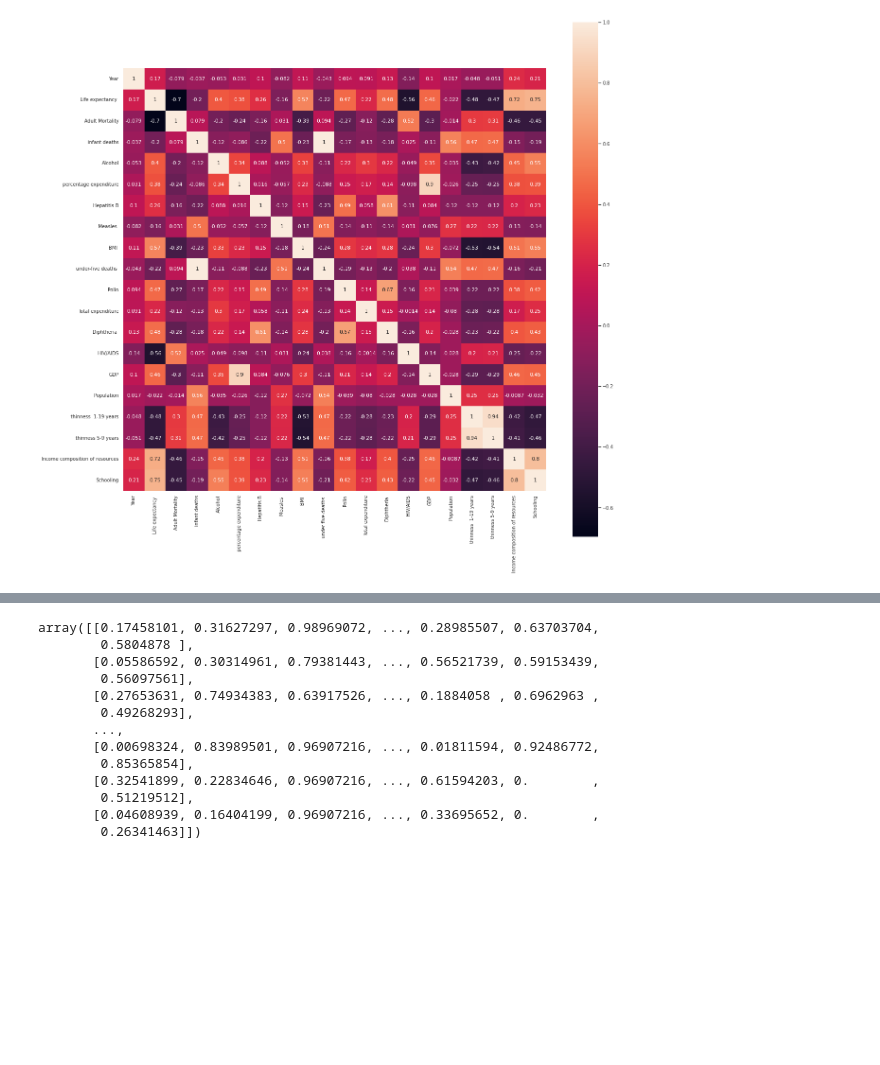
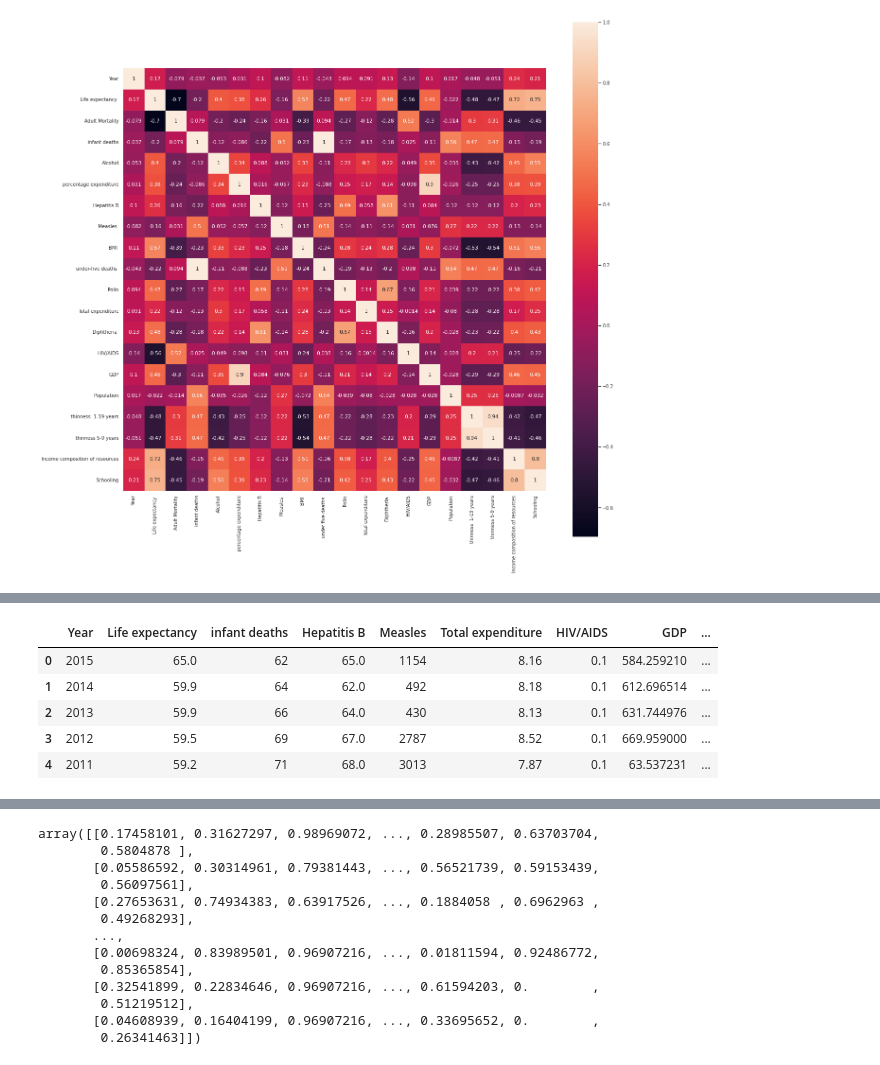
Before and after one commit to merkol/CS452, a Jupyter notebook: Homework_1/Life_Expectancy.ipynb, the cells around one changed output, grey strips where cells are left out. Cells and saved outputs as stored; diff of their text form; code cells hidden in the pictures; blank space fills up the shorter version.

```diff
--- a/Homework_1/Life_Expectancy.ipynb
+++ b/Homework_1/Life_Expectancy.ipynb
@@ -123,3 +159,12 @@ df_3.head()
+# %%
+df_4.head()
+# %% [output]
+|  | Year | Life expectancy | infant deaths | Hepatitis B | Measles | Total expenditure | HIV/AIDS | GDP | ... |
+| 0 | 2015 | 65.0 | 62 | 65.0 | 1154 | 8.16 | 0.1 | 584.259210 | ... |
+| 1 | 2014 | 59.9 | 64 | 62.0 | 492 | 8.18 | 0.1 | 612.696514 | ... |
+| 2 | 2013 | 59.9 | 66 | 64.0 | 430 | 8.13 | 0.1 | 631.744976 | ... |
+| 3 | 2012 | 59.5 | 69 | 67.0 | 2787 | 8.52 | 0.1 | 669.959000 | ... |
+| 4 | 2011 | 59.2 | 71 | 68.0 | 3013 | 7.87 | 0.1 | 63.537231 | ... |
 # %%
 # Splitting Data
 
```
Also changed, not shown: parts of 31 cells of this notebook.
